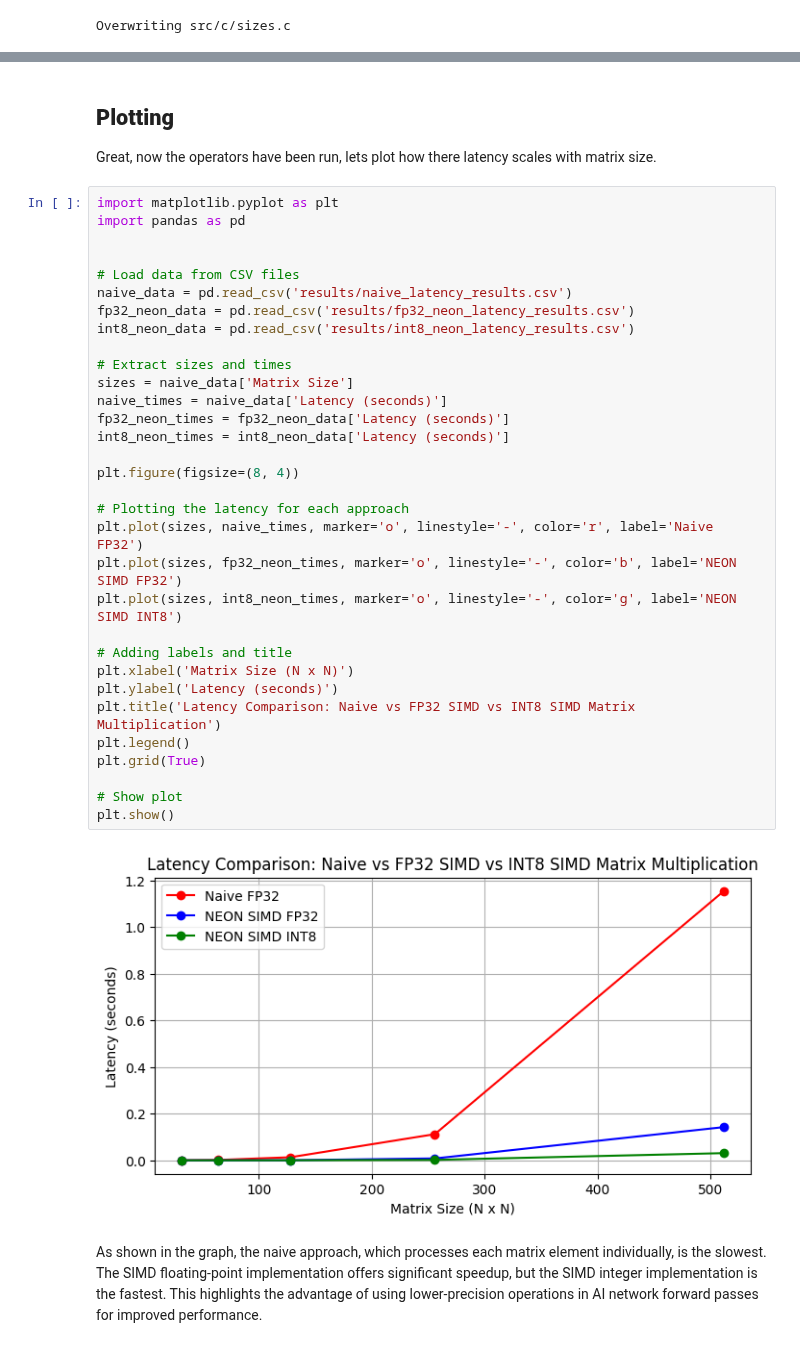
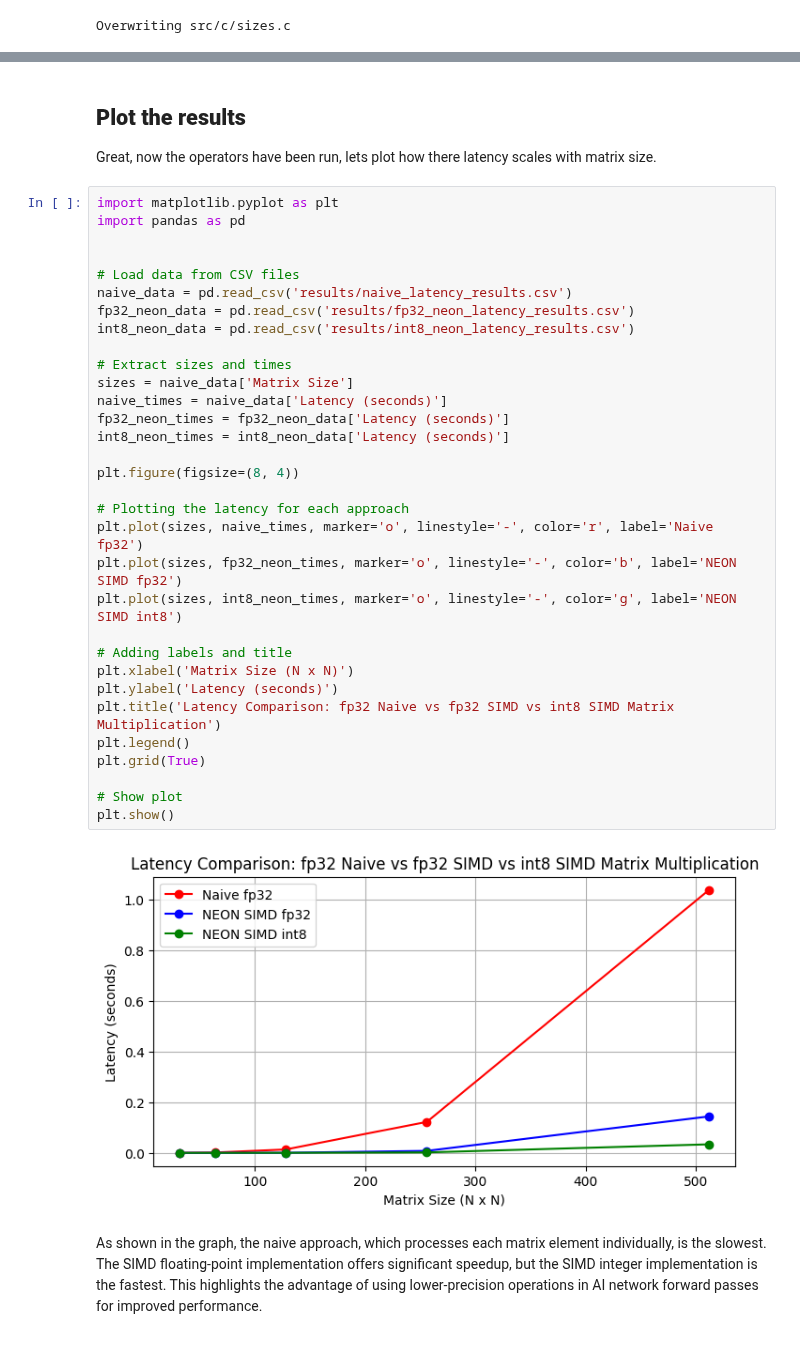
Before and after one commit to OliverGrainge/Generative_AI_on_arm, a Jupyter notebook: lab1.ipynb, the cells around one changed output, grey strips where cells are left out. Drawn from its saved outputs; the diff is of its cells as text.

```diff
--- a/lab1.ipynb
+++ b/lab1.ipynb
@@ -407,40 +443,40 @@ Int8 Neon Matrix Multiplication (Size 512): 0.030864 seconds
 # %% [markdown]
-## **Plotting**
+## **Plot the results**
 Great, now the operators have been run, lets plot how there latency scales with matrix size.
 # %%
 import matplotlib.pyplot as plt
 import pandas as pd
 
 
 # Load data from CSV files
 naive_data = pd.read_csv('results/naive_latency_results.csv')
 fp32_neon_data = pd.read_csv('results/fp32_neon_latency_results.csv')
 int8_neon_data = pd.read_csv('results/int8_neon_latency_results.csv')
 
 # Extract sizes and times
 sizes = naive_data['Matrix Size']
 naive_times = naive_data['Latency (seconds)']
 fp32_neon_times = fp32_neon_data['Latency (seconds)']
 int8_neon_times = int8_neon_data['Latency (seconds)']
 
 plt.figure(figsize=(8, 4))
 
 # Plotting the latency for each approach
-plt.plot(sizes, naive_times, marker='o', linestyle='-', color='r', label='Naive FP32')
-plt.plot(sizes, fp32_neon_times, marker='o', linestyle='-', color='b', label='NEON SIMD FP32')
-plt.plot(sizes, int8_neon_times, marker='o', linestyle='-', color='g', label='NEON SIMD INT8')
+plt.plot(sizes, naive_times, marker='o', linestyle='-', color='r', label='Naive fp32')
+plt.plot(sizes, fp32_neon_times, marker='o', linestyle='-', color='b', label='NEON SIMD fp32')
+plt.plot(sizes, int8_neon_times, marker='o', linestyle='-', color='g', label='NEON SIMD int8')
 
 # Adding labels and title
 plt.xlabel('Matrix Size (N x N)')
 plt.ylabel('Latency (seconds)')
-plt.title('Latency Comparison: Naive vs FP32 SIMD vs INT8 SIMD Matrix Multiplication')
+plt.title('Latency Comparison: fp32 Naive vs fp32 SIMD vs int8 SIMD Matrix Multiplication')
 plt.legend()
 plt.grid(True)
 
 # Show plot
 plt.show()
 # %% [output]
-[figure, old version]
+[figure, new version]
 # %% [markdown]
 As shown in the graph, the naive approach, which processes each matrix element individually, is the slowest. The SIMD floating-point implementation offers significant speedup, but the SIMD integer implementation is the fastest. This highlights the advantage of using lower-precision operations in AI network forward passes for improved performance.
 # %% [markdown]
```
Also changed, not shown: parts of 53 cells of this notebook, 1 other file.
